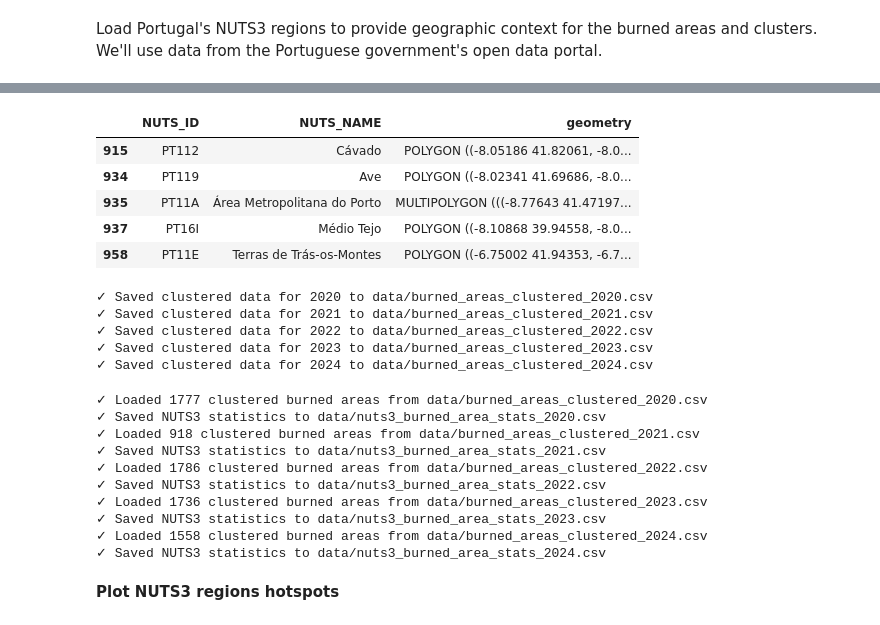
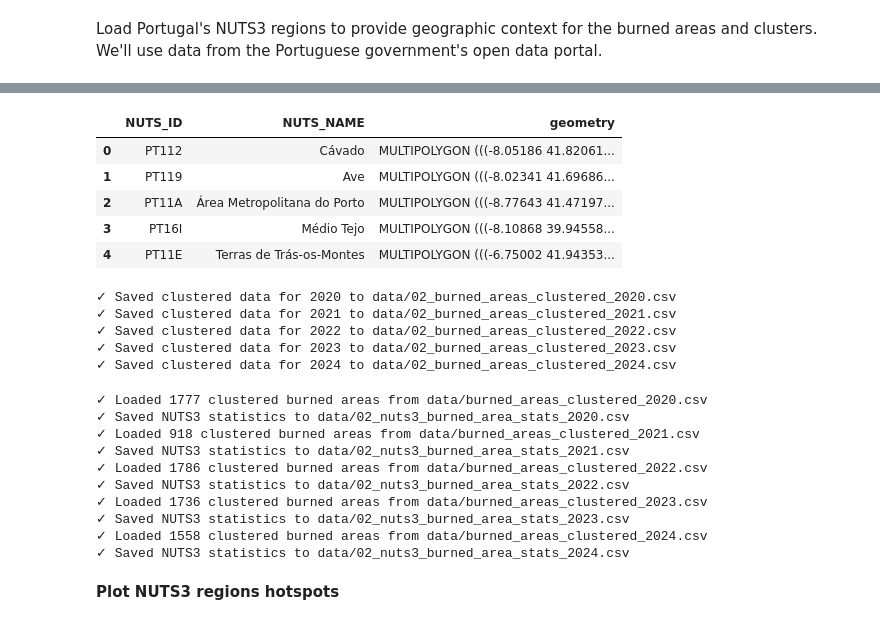
Before and after one commit to les2feup/geo-clustering, a Jupyter notebook: 02_Wildfire_Hotspots_in_Portugal.ipynb, the cells around one changed output, grey strips where cells are left out. Drawn from its saved outputs; the diff is of its cells as text; code cells hidden in the pictures.

```diff
--- a/02_Wildfire_Hotspots_in_Portugal.ipynb
+++ b/02_Wildfire_Hotspots_in_Portugal.ipynb
@@ -36,17 +36,19 @@ import geopandas as gpd
 from pathlib import Path
 import os
 
-saved_file = Path("data/portugal_burned_areas_2020_2024.gpkg")
+saved_file = Path("data/02_portugal_burned_areas_2020_2024.gpkg")
+figures_dir = Path("figures")
 
 # Create data directory if it doesn't exist
 os.makedirs("data", exist_ok=True)
+figures_dir.mkdir(parents=True, exist_ok=True)
 
 # Download from GitHub if file doesn't exist locally
 if not saved_file.exists():
     print("Downloading data from GitHub...")
     import urllib.request
 
-    github_url = "https://github.com/les2feup/geo-clustering/raw/main/data/portugal_burned_areas_2020_2024.gpkg"
+    github_url = "https://github.com/les2feup/geo-clustering/raw/main/data/02_portugal_burned_areas_2020_2024.gpkg"
 
     try:
         urllib.request.urlretrieve(github_url, saved_file)
@@ -203,7 +215,7 @@ NUTS_URL = "https://gisco-services.ec.europa.eu/distribution/v2/nuts/geojson/NUT
 data_dir = Path("data")
 data_dir.mkdir(exist_ok=True)
 
-nuts_file = data_dir / "portugal_nuts3.gpkg"
+nuts_file = data_dir / "02_portugal_nuts3.gpkg"
 
 if nuts_file.exists():
     print(f"Loading existing file: {nuts_file}")
@@ -259,15 +270,15 @@ Saved to data/portugal_nuts3.gpkg
 
 NUTS3 Regions Summary:
   • Number of regions: 23
   • CRS: EPSG:4326
 
 First few regions:
 |  | NUTS_ID | NUTS_NAME | geometry |
-| 915 | PT112 | Cávado | POLYGON ((-8.05186 41.82061, -8.0... |
-| 934 | PT119 | Ave | POLYGON ((-8.02341 41.69686, -8.0... |
-| 935 | PT11A | Área Metropolitana do Porto | MULTIPOLYGON (((-8.77643 41.47197... |
-| 937 | PT16I | Médio Tejo | POLYGON ((-8.10868 39.94558, -8.0... |
-| 958 | PT11E | Terras de Trás-os-Montes | POLYGON ((-6.75002 41.94353, -6.7... |
+| 0 | PT112 | Cávado | MULTIPOLYGON (((-8.05186 41.82061... |
+| 1 | PT119 | Ave | MULTIPOLYGON (((-8.02341 41.69686... |
+| 2 | PT11A | Área Metropolitana do Porto | MULTIPOLYGON (((-8.77643 41.47197... |
+| 3 | PT16I | Médio Tejo | MULTIPOLYGON (((-8.10868 39.94558... |
+| 4 | PT11E | Terras de Trás-os-Montes | MULTIPOLYGON (((-6.75002 41.94353... |
 # %%
 def cluster_burned_areas_by_year(gdf, years):
     """
@@ -307,7 +318,7 @@ def cluster_burned_areas_by_year(gdf, years):
         export_data["is_noise"] = export_data["cluster"] == -1
 
         # Save clustered data to CSV
-        output_file = f"data/burned_areas_clustered_{year}.csv"
+        output_file = f"data/02_burned_areas_clustered_{year}.csv"
         export_data.to_csv(output_file, index=False)
         print(f"✓ Saved clustered data for {year} to {output_file}")
 
@@ -317,11 +328,11 @@ cluster_burned_areas_by_year(
     gdf=gdf, years=[2020, 2021, 2022, 2023, 2024]
 )
 # %% [output]
-✓ Saved clustered data for 2020 to data/burned_areas_clustered_2020.csv
-✓ Saved clustered data for 2021 to data/burned_areas_clustered_2021.csv
-✓ Saved clustered data for 2022 to data/burned_areas_clustered_2022.csv
-✓ Saved clustered data for 2023 to data/burned_areas_clustered_2023.csv
-✓ Saved clustered data for 2024 to data/burned_areas_clustered_2024.csv
+✓ Saved clustered data for 2020 to data/02_burned_areas_clustered_2020.csv
+✓ Saved clustered data for 2021 to data/02_burned_areas_clustered_2021.csv
+✓ Saved clustered data for 2022 to data/02_burned_areas_clustered_2022.csv
+✓ Saved clustered data for 2023 to data/02_burned_areas_clustered_2023.csv
+✓ Saved clustered data for 2024 to data/02_burned_areas_clustered_2024.csv
 # %%
 def merge_clustered_data_with_nuts3(year, portugal_nuts3):
     """
@@ -435,7 +446,7 @@ def merge_clustered_data_with_nuts3(year, portugal_nuts3):
     # display(nuts_stats.head(15))
 
     # Save statistics to CSV
-    output_csv = f"data/nuts3_burned_area_stats_{year}.csv"
+    output_csv = f"data/02_nuts3_burned_area_stats_{year}.csv"
     nuts3_with_stats.drop(columns="geometry").to_csv(output_csv, index=False)
     print(f"✓ Saved NUTS3 statistics to {output_csv}")
 
@@ -449,15 +460,15 @@ for year in [2020, 2021, 2022, 2023, 2024]:
     )
 # %% [output]
 ✓ Loaded 1777 clustered burned areas from data/burned_areas_clustered_2020.csv
-✓ Saved NUTS3 statistics to data/nuts3_burned_area_stats_2020.csv
+✓ Saved NUTS3 statistics to data/02_nuts3_burned_area_stats_2020.csv
 ✓ Loaded 918 clustered burned areas from data/burned_areas_clustered_2021.csv
-✓ Saved NUTS3 statistics to data/nuts3_burned_area_stats_2021.csv
+✓ Saved NUTS3 statistics to data/02_nuts3_burned_area_stats_2021.csv
 ✓ Loaded 1786 clustered burned areas from data/burned_areas_clustered_2022.csv
-✓ Saved NUTS3 statistics to data/nuts3_burned_area_stats_2022.csv
+✓ Saved NUTS3 statistics to data/02_nuts3_burned_area_stats_2022.csv
 ✓ Loaded 1736 clustered burned areas from data/burned_areas_clustered_2023.csv
-✓ Saved NUTS3 statistics to data/nuts3_burned_area_stats_2023.csv
+✓ Saved NUTS3 statistics to data/02_nuts3_burned_area_stats_2023.csv
 ✓ Loaded 1558 clustered burned areas from data/burned_areas_clustered_2024.csv
-✓ Saved NUTS3 statistics to data/nuts3_burned_area_stats_2024.csv
+✓ Saved NUTS3 statistics to data/02_nuts3_burned_area_stats_2024.csv
 # %% [markdown]
 **Plot NUTS3 regions hotspots**
 # %%
```
Also changed, not shown: parts of 6 cells of this notebook, 26 other files.
